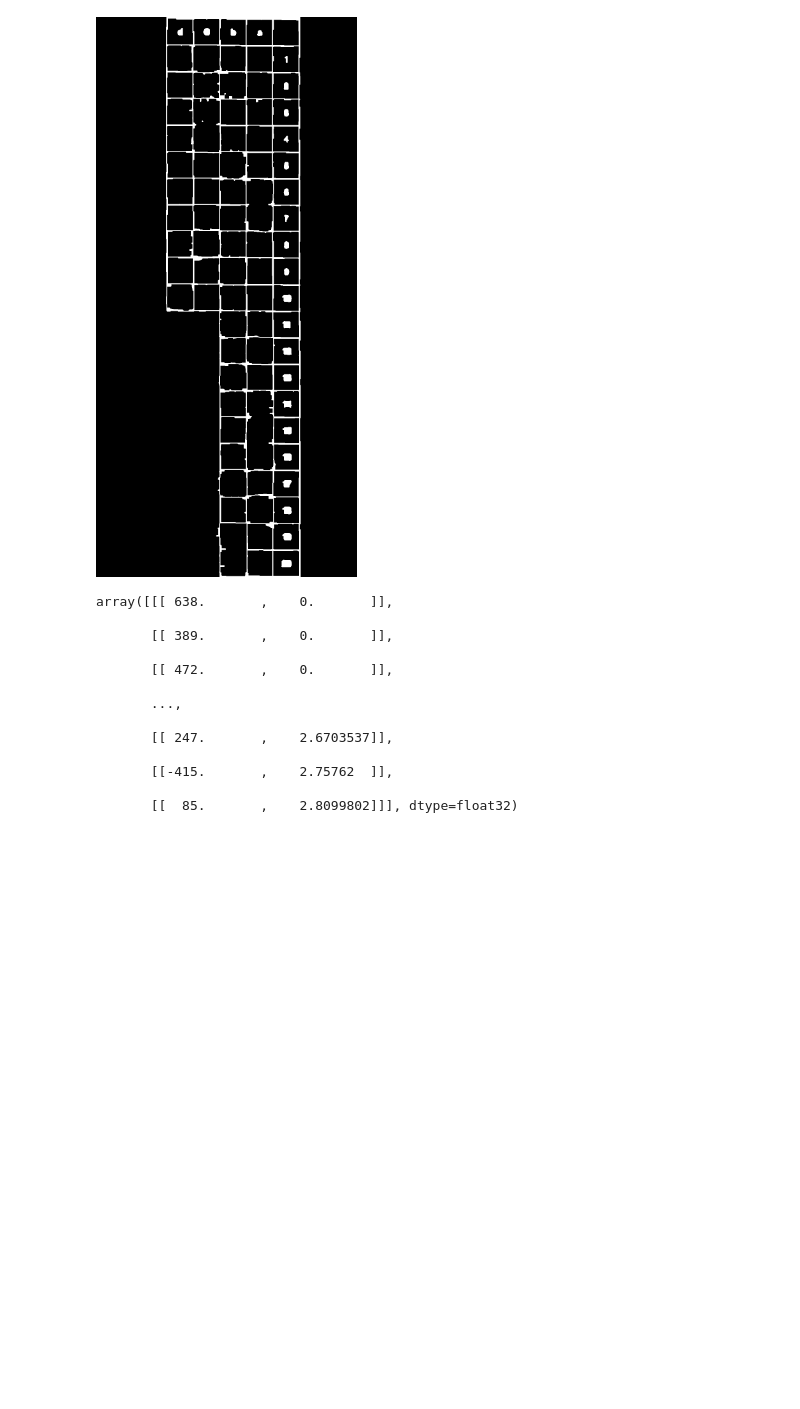
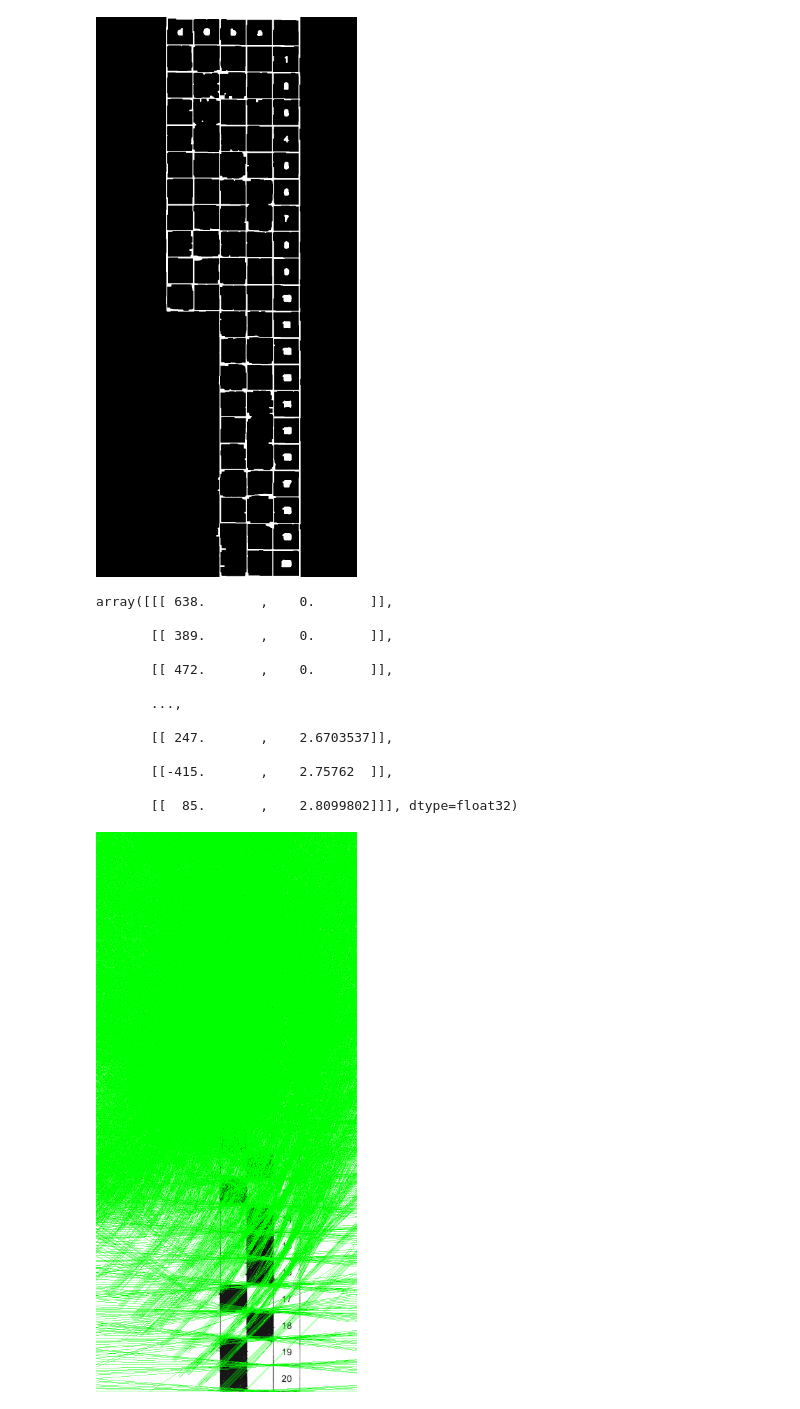
Before and after one commit to alura-cursos/Visao_computacional-OMR, a Jupyter notebook: correcao_prova.ipynb, the cells around one changed output. Saved outputs shown, nothing was run; the diff lists cells and outputs as text; code cells hidden in the pictures; blank space fills up the shorter version.

Commit message:
video3.3-polar_para_cartesiano

```diff
--- a/correcao_prova.ipynb
+++ b/correcao_prova.ipynb
@@ -90,6 +90,43 @@ array([[[ 638.       ,    0.       ]],
        [[-415.       ,    2.75762  ]],
 
        [[  85.       ,    2.8099802]]], dtype=float32)
+# %%
+import math
+
+def polar_para_cartesiano(raio, theta):
+
+    seno = math.sin(theta)
+    cosseno = math.cos(theta)
+
+    x = raio*cosseno
+    y = raio*seno
+
+    return (x,y)
+# %%
+def criar_linha(ponto, theta):
+
+    seno = math.sin(theta)
+    cosseno = math.cos(theta)
+
+    x1 = int(ponto[0] + 1000*(-seno))
+    x2 = int(ponto[0] - 1000*(-seno))
+
+    y1 = int(ponto[1] + 1000*(cosseno))
+    y2 = int(ponto[1] - 1000*(cosseno))
+
+    return (x1,y1,x2,y2)
+# %%
+def desenhar_linha(img, raio, theta):
+    ponto = polar_para_cartesiano(raio, theta)
+    x1,y1,x2,y2 = criar_linha(ponto, theta)
+    imagem_desenhada = cv2.line(img, (x1,y1),(x2,y2), (0,255,0))
+    return imagem_desenhada
 # %%
+img_copia = imagem.copy()
+img_copia = cv2.cvtColor(img_copia, cv2.COLOR_GRAY2BGR)
 for linha in l_linhas:
     for raio, theta in linha:
+        img_copia = desenhar_linha(img_copia, raio,theta)
+cv2_imshow(img_copia)
+# %% [output]
+[figure, added]
```
